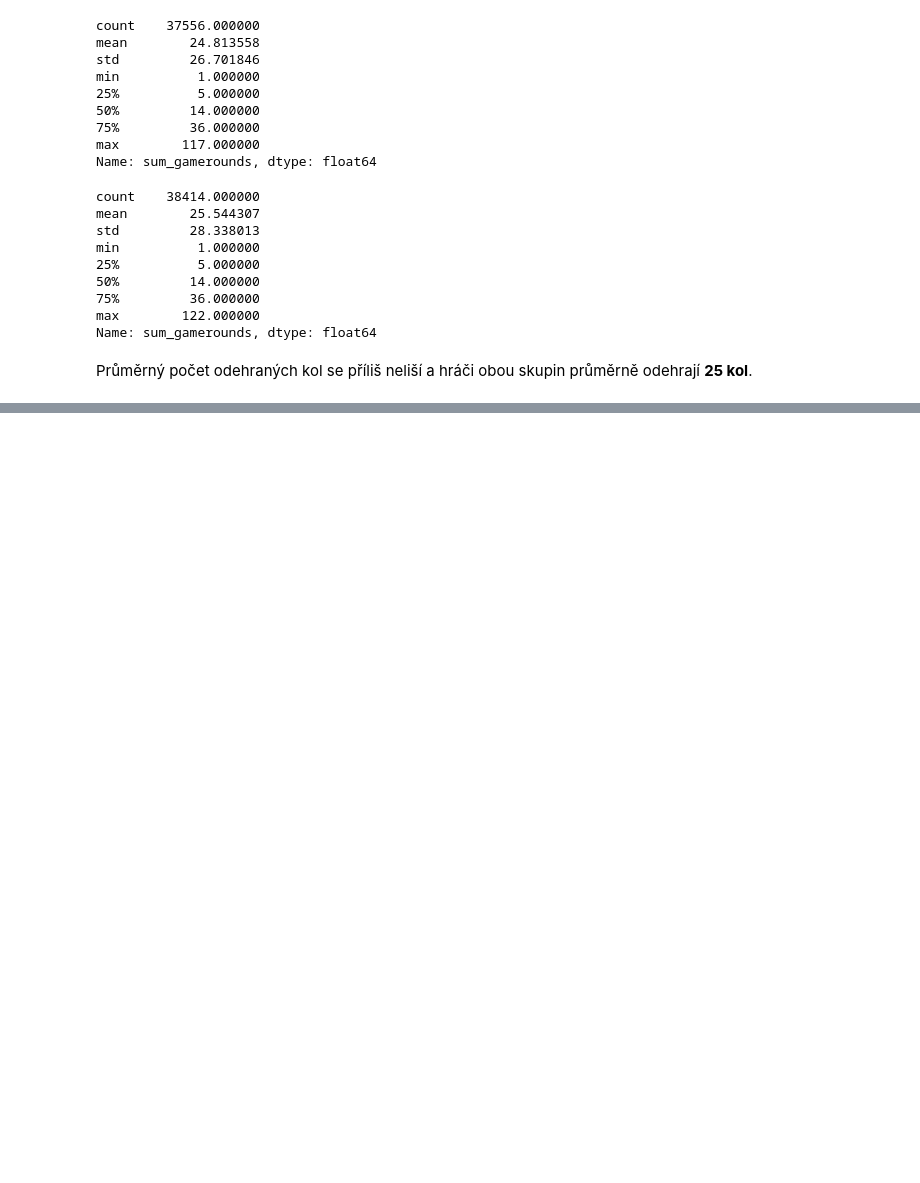
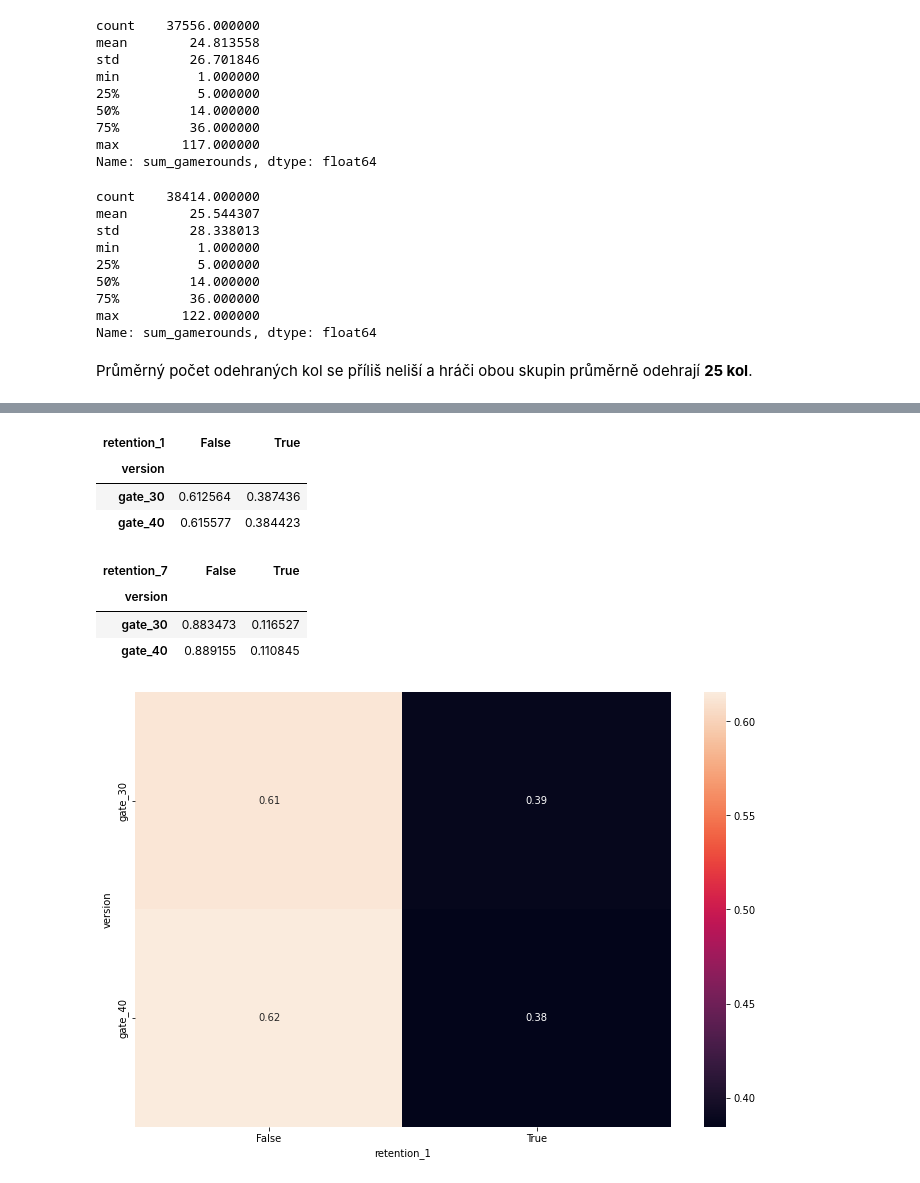
Before and after one commit to 9berny9/cookie_cats_analysis, a Jupyter notebook: cats.ipynb, the cells around one changed output, grey strips where cells are left out. Cells and saved outputs as stored; diff of their text form; code cells hidden in the pictures; blank space fills up the shorter version.

```diff
--- a/cats.ipynb
+++ b/cats.ipynb
@@ -265,0 +296,2 @@ Průměrný počet odehraných kol se příliš neliší a hráči obou skupin p
+# %%
+contigency_retention_1 = pd.crosstab(df1['version'], df1['retention_1'], normalize="index")
@@ -265,0 +300,19 @@ Průměrný počet odehraných kol se příliš neliší a hráči obou skupin p
+# %%
+contigency_retention_1
+# %% [output]
+| retention_1 | False | True |
+| version |  |  |
+| gate_30 | 0.612564 | 0.387436 |
+| gate_40 | 0.615577 | 0.384423 |
+# %%
+contigency_retention_7
+# %% [output]
+| retention_7 | False | True |
+| version |  |  |
+| gate_30 | 0.883473 | 0.116527 |
+| gate_40 | 0.889155 | 0.110845 |
+# %%
+plt.figure(figsize=(12,8))
+sns.heatmap(contigency_retention_1, annot=True);
+# %% [output]
+[figure, added]
```
Also changed, not shown: parts of 23 cells of this notebook.
